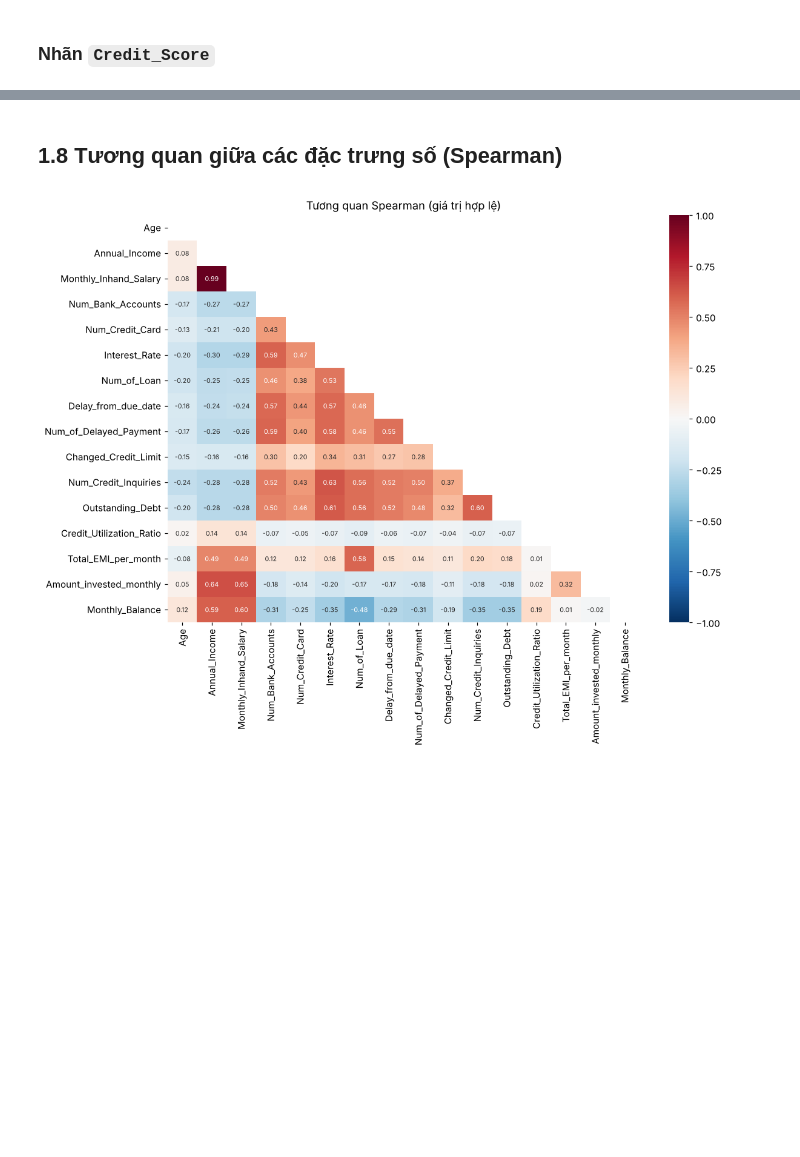
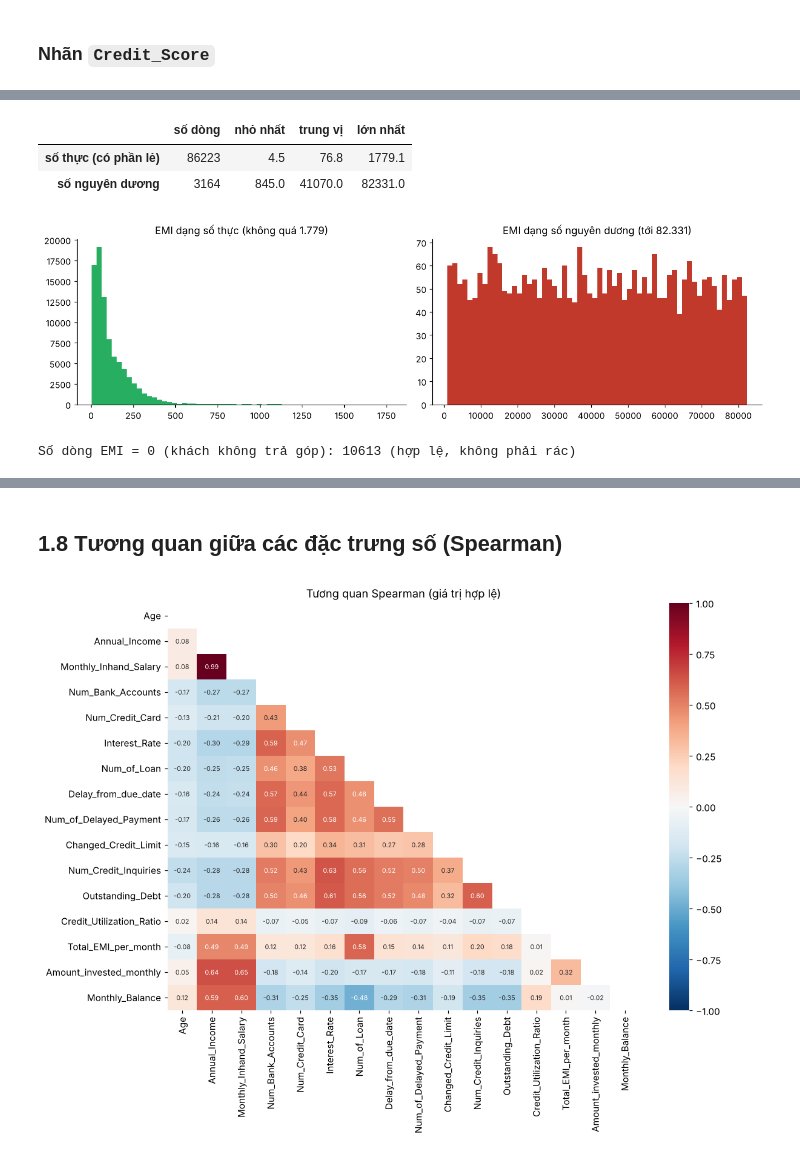
Before and after one commit to HaianhSp/credit-score-data-cleaning, a Jupyter notebook: notebooks/1_data_understanding_eda.ipynb, the cells around one changed output, grey strips where cells are left out. Cells and saved outputs as stored; diff of their text form; code cells hidden in the pictures; blank space fills up the shorter version.

```diff
--- a/notebooks/1_data_understanding_eda.ipynb
+++ b/notebooks/1_data_understanding_eda.ipynb
@@ -22,16 +20,21 @@ Bài làm theo quy trình **KDD / CRISP-DM**:
 # %%
-import sys, warnings
+import sys
+import warnings
 sys.path.insert(0, '../src')
-import numpy as np, pandas as pd, matplotlib.pyplot as plt, seaborn as sns
+
+import numpy as np
+import pandas as pd
+import matplotlib.pyplot as plt
+import seaborn as sns
 from scipy import stats
-import credit_cleaning as cc            # chỉ dùng để XEM dữ liệu đã bỏ giá trị rác; notebook này không sửa dữ liệu gốc
+
+import credit_cleaning as cc        # chỉ dùng để xem dữ liệu sau khi bỏ giá trị rác, không sửa dữ liệu gốc
+from notebook_utils import LABELS, COLORS, setup_style, body_run, effect_numeric, cramers_v
+
 warnings.filterwarnings('ignore')
-plt.rcParams.update({'figure.dpi': 110, 'axes.spines.top': False, 'axes.spines.right': False, 'font.size': 10})
-pd.set_option('display.max_columns', 40); pd.set_option('display.width', 170); pd.set_option('display.max_colwidth', 60)
-ORDER = ['Poor', 'Standard', 'Good']
-PAL = {'Poor': '#c0392b', 'Standard': '#f39c12', 'Good': '#27ae60'}
-RAW = '../data/train.csv'
-df = pd.read_csv(RAW, low_memory=False)
-print(f'{df.shape[0]:,} dòng × {df.shape[1]} cột  |  bộ nhớ {df.memory_usage(deep=True).sum()/1e6:.0f} MB')
+setup_style()
+
+df = pd.read_csv('../data/train.csv', low_memory=False)
+print(f'{df.shape[0]:,} dòng, {df.shape[1]} cột, bộ nhớ {df.memory_usage(deep=True).sum() / 1e6:.0f} MB')
 df.head(3).T
 # %% [output]
@@ -697,0 +486,26 @@ ax[0].legend(title='Nhãn', fontsize=8); plt.tight_layout(); plt.show()
+# %%
+emi = view.Total_EMI_per_month.dropna()
+positive = emi[emi > 0]
+is_whole = positive == positive.round(0)
+
+pd.DataFrame({'số dòng': [int((~is_whole).sum()), int(is_whole.sum())],
+              'nhỏ nhất': [positive[~is_whole].min(), positive[is_whole].min()],
+              'trung vị': [positive[~is_whole].median(), positive[is_whole].median()],
+              'lớn nhất': [positive[~is_whole].max(), positive[is_whole].max()]},
+             index=['số thực (có phần lẻ)', 'số nguyên dương']).round(1)
+# %% [output]
+|  | số dòng | nhỏ nhất | trung vị | lớn nhất |
+| số thực (có phần lẻ) | 86223 | 4.5 | 76.8 | 1779.1 |
+| số nguyên dương | 3164 | 845.0 | 41070.0 | 82331.0 |
+# %%
+fig, ax = plt.subplots(1, 2, figsize=(12, 3.5))
+ax[0].hist(positive[~is_whole].clip(upper=2000), bins=60, color='#27ae60')
+ax[0].set_title('EMI dạng số thực (không quá 1.779)')
+ax[1].hist(positive[is_whole], bins=60, color='#c0392b')
+ax[1].set_title('EMI dạng số nguyên dương (tới 82.331)')
+plt.tight_layout()
+plt.show()
+print('Số dòng EMI = 0 (khách không trả góp):', int((emi == 0).sum()), '(hợp lệ, không phải rác)')
+# %% [output]
+[figure, added]
+Số dòng EMI = 0 (khách không trả góp): 10613 (hợp lệ, không phải rác)
```
Also changed, not shown: parts of 122 cells of this notebook, 18 other files.
